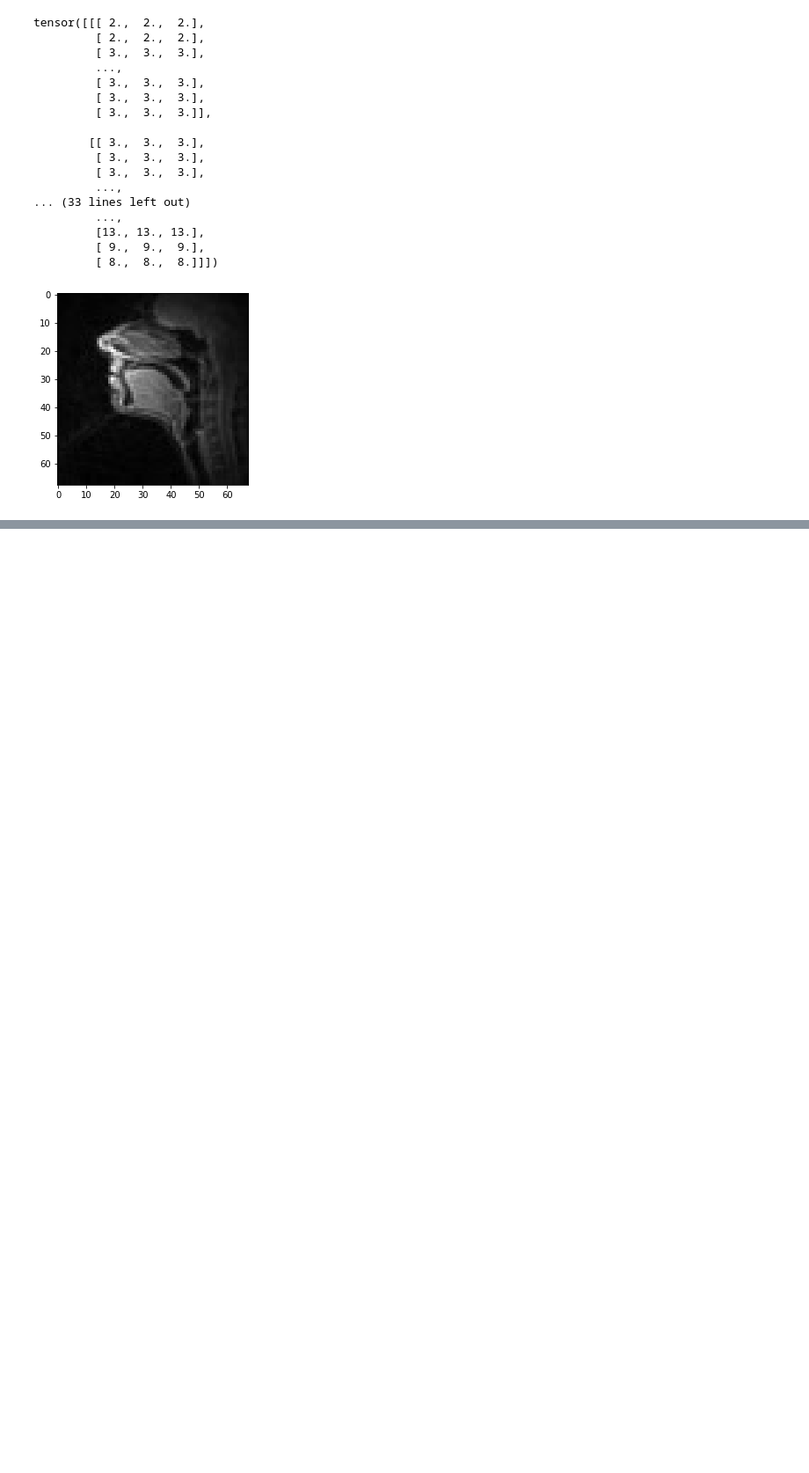
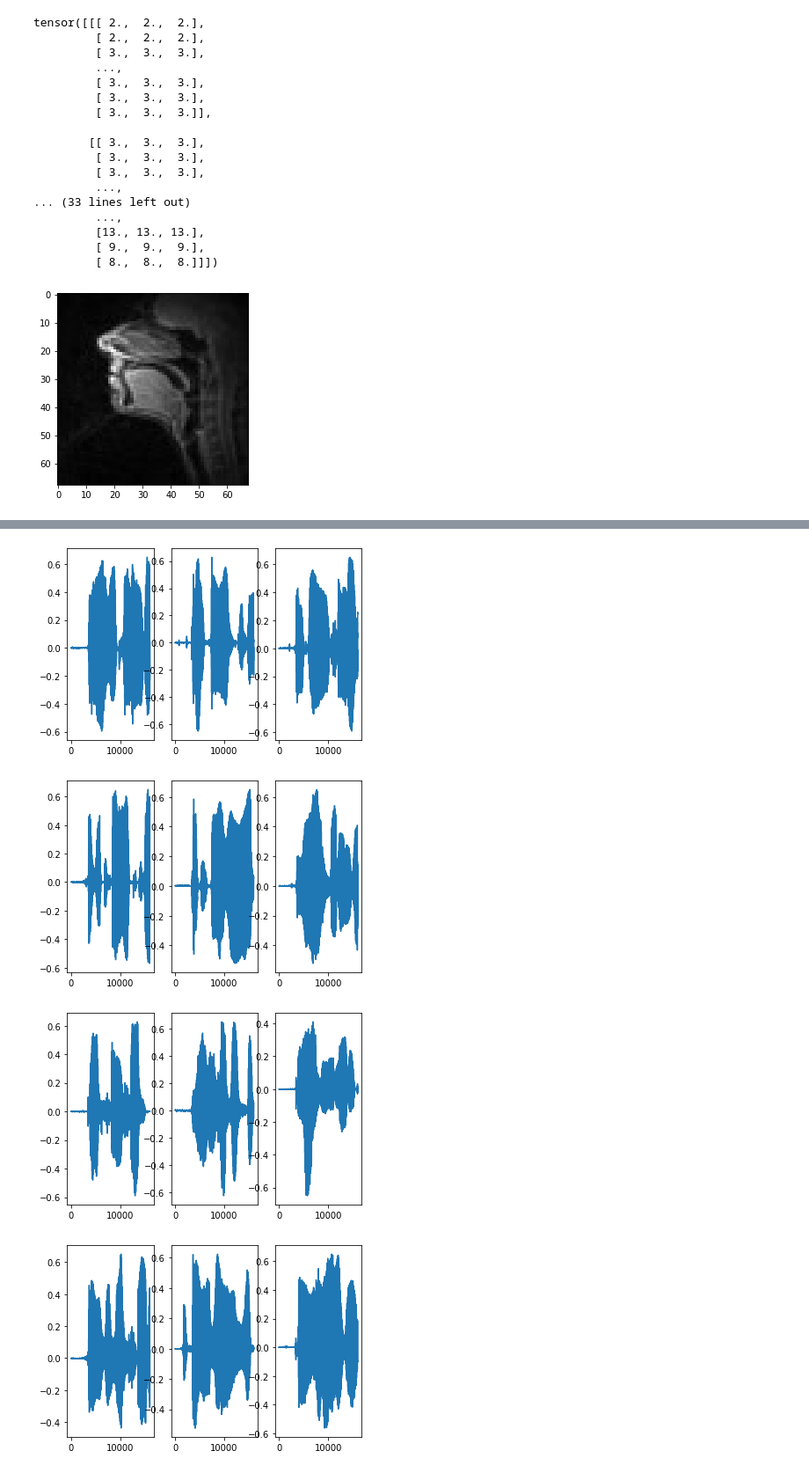
Before and after one commit to claesiacosta/DeepLearningCourse, a Jupyter notebook: Lab 1/lab1.3_data_loading.ipynb, the cells around one changed output, grey strips where cells are left out. Shown at 88% size. Saved outputs shown, nothing was run; the diff lists cells and outputs as text; code cells hidden in the pictures; blank space fills up the shorter version.

```diff
--- a/Lab 1/lab1.3_data_loading.ipynb
+++ b/Lab 1/lab1.3_data_loading.ipynb
@@ -183,22 +183,30 @@ class SpeechDataset(Dataset):
 
     def __init__(self, audio_dir, sample_rate, max_sig_length):
         # create variables for storing the attributes of the class
-
+        self.audio_dir = audio_dir
+        self.sample_rate = sample_rate
+        self.max_sig_length = max_sig_length
+        self.audio_files = sorted(self._find_files(self.audio_dir))
     def __len__(self):
         # return the length of the list of audio files
-        return
+        return len(self.audio_files)
 
     def __getitem__(self, index):
         # create a <filename> variable and store the index-th audio file in it
+        filename = self.audio_files[index]
 
         # get the file name, and read it (use 'sf.read(filename)'') and store the signal in a tensor
+        x, original_sample_rate = sf.read(filename)
+        x = torch.from_numpy(x)
 
         # crop x so it has a length equal to 'max_sig_length' (hint: use slicing)
+        x = x[:max_sig_length]
 
         # check if the sample rates match
         assert original_sample_rate == self.sample_rate
 
         # reshape so that each audio has shape (num_samples, 1)
+        x = x.reshape(-1, 1)
 
         return x
 
@@ -236,6 +264,18 @@ print('Dataset length :', len(dataset))
 # %%
 # Now we can create a dataloader, which samples over the dataset and generates small batches of audio
 batch_size = 3
 audio_dataloader = DataLoader(dataset, batch_size=batch_size, shuffle=True)
 
 # TO DO: as for images, iterate over the dataloader to plot the audio
+for x in audio_dataloader:
+    x = x.numpy()
+    for b in range(batch_size):
+        plt.subplot(1, batch_size, b+1)
+        plt.plot(x[b])
+    plt.show()
+    plt.pause(0.001)
+# %% [output]
+[figure, added]
+[figure, added]
+[figure, added]
+[figure, added]
```
Also changed, not shown: parts of 8 cells of this notebook, 2 other files.
